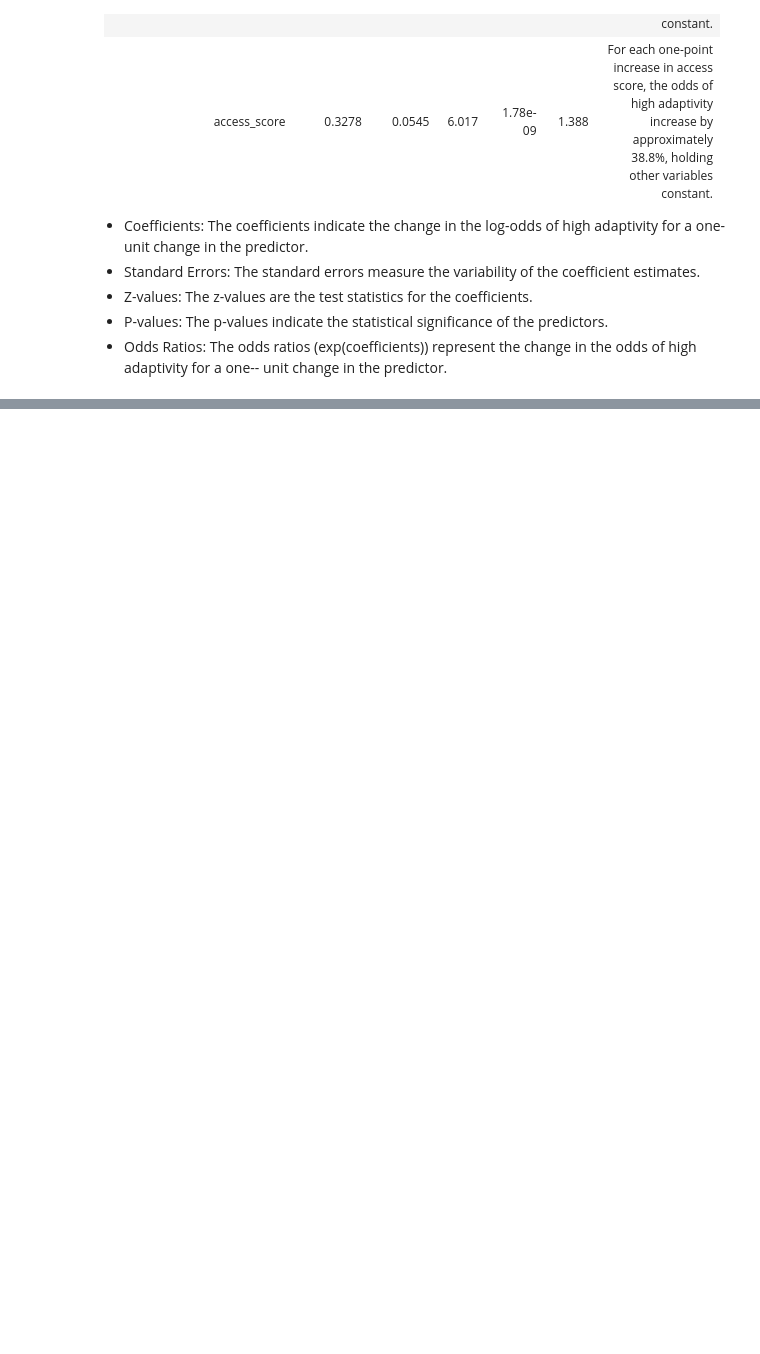
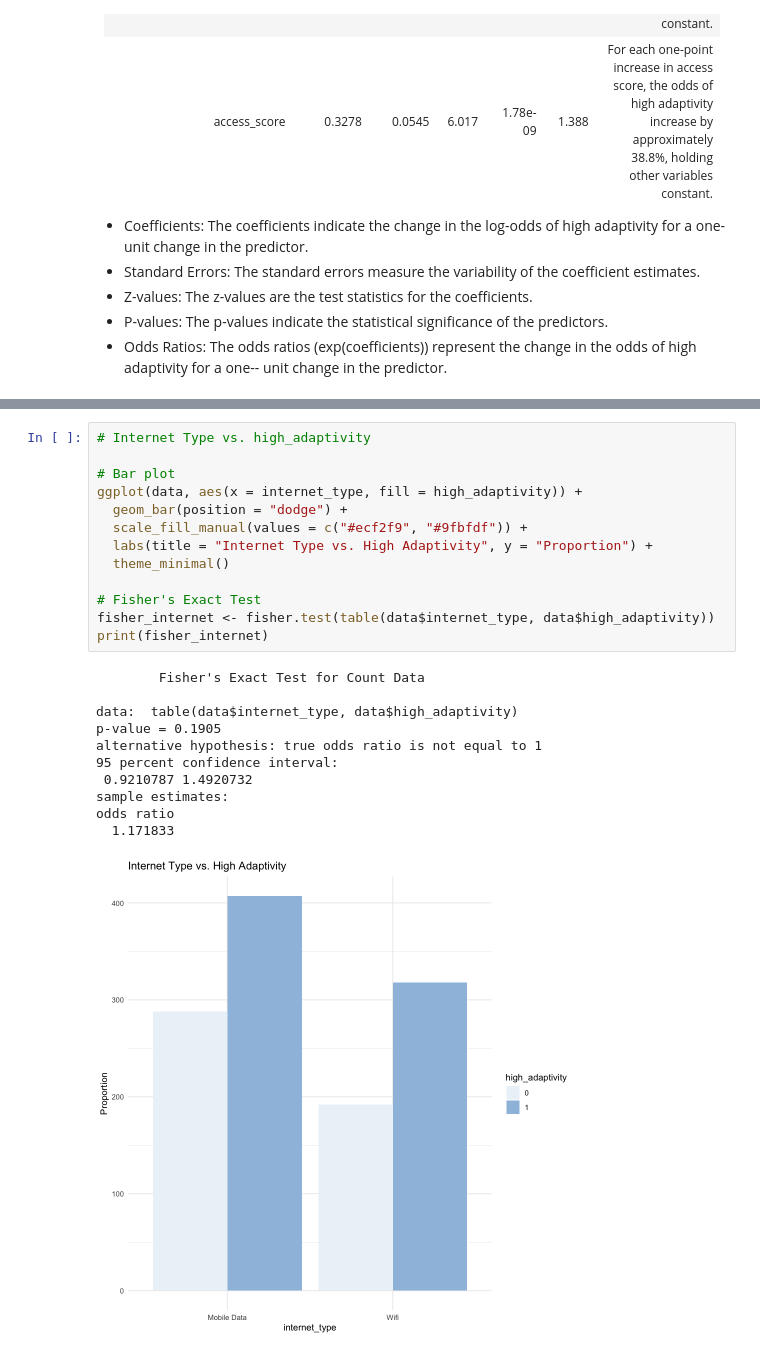
Before and after one commit to imperionite/insighted, a Jupyter notebook: Part1.ipynb, the cells around one changed output, grey strips where cells are left out. Cells and saved outputs as stored; diff of their text form; blank space fills up the shorter version.

```diff
--- a/Part1.ipynb
+++ b/Part1.ipynb
@@ -380,0 +403,25 @@ alternative hypothesis: two.sided
+# %%
+# Internet Type vs. high_adaptivity
+
+# Bar plot
+ggplot(data, aes(x = internet_type, fill = high_adaptivity)) +
+  geom_bar(position = "dodge") +
+  scale_fill_manual(values = c("#ecf2f9", "#9fbfdf")) +
+  labs(title = "Internet Type vs. High Adaptivity", y = "Proportion") +
+  theme_minimal()
+
+# Fisher's Exact Test
+fisher_internet <- fisher.test(table(data$internet_type, data$high_adaptivity))
+print(fisher_internet)
+# %% [output]
+        Fisher's Exact Test for Count Data
+
+data:  table(data$internet_type, data$high_adaptivity)
+p-value = 0.1905
+alternative hypothesis: true odds ratio is not equal to 1
+95 percent confidence interval:
+ 0.9210787 1.4920732
+sample estimates:
+odds ratio
+  1.171833
+[figure, added]
```
Also changed, not shown: parts of 16 cells of this notebook, 1 other file.
